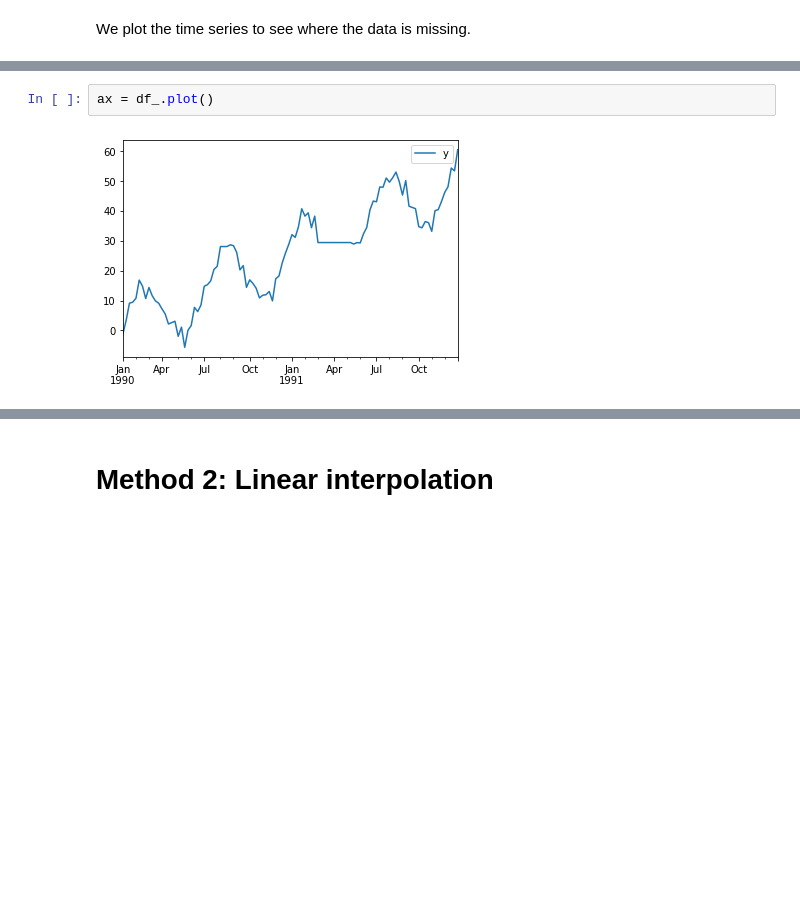
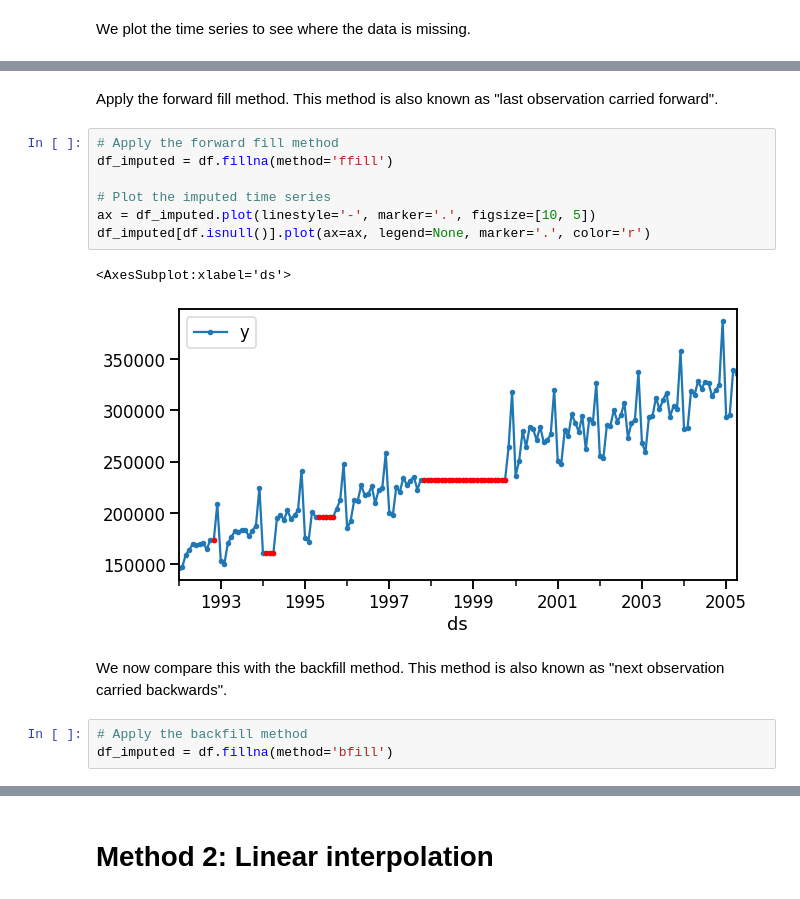
Before and after one commit to trainindata/feature-engineering-for-time-series-forecasting, a Jupyter notebook: 02-Exploratory-Data-Analysis/Missing-Data.ipynb, the cells around one changed output, grey strips where cells are left out. Cells and saved outputs as stored; diff of their text form; blank space fills up the shorter version.

```diff
--- a/02-Exploratory-Data-Analysis/Missing-Data.ipynb
+++ b/02-Exploratory-Data-Analysis/Missing-Data.ipynb
@@ -54,4 +52,17 @@ Plot the time series
-# %%
-ax = df_.plot()
-# %% [output]
-[figure, removed]
+# %% [markdown]
+Apply the forward fill method. This method is also known as "last observation carried forward".
+# %%
+# Apply the forward fill method
+df_imputed = df.fillna(method='ffill')
+
+# Plot the imputed time series
+ax = df_imputed.plot(linestyle='-', marker='.', figsize=[10, 5])
+df_imputed[df.isnull()].plot(ax=ax, legend=None, marker='.', color='r')
+# %% [output]
+<AxesSubplot:xlabel='ds'>
+[figure, added]
+# %% [markdown]
+We now compare this with the backfill method. This method is also known as "next observation carried backwards".
+# %%
+# Apply the backfill method
+df_imputed = df.fillna(method='bfill')
```
Also changed, not shown: parts of 71 cells of this notebook.
